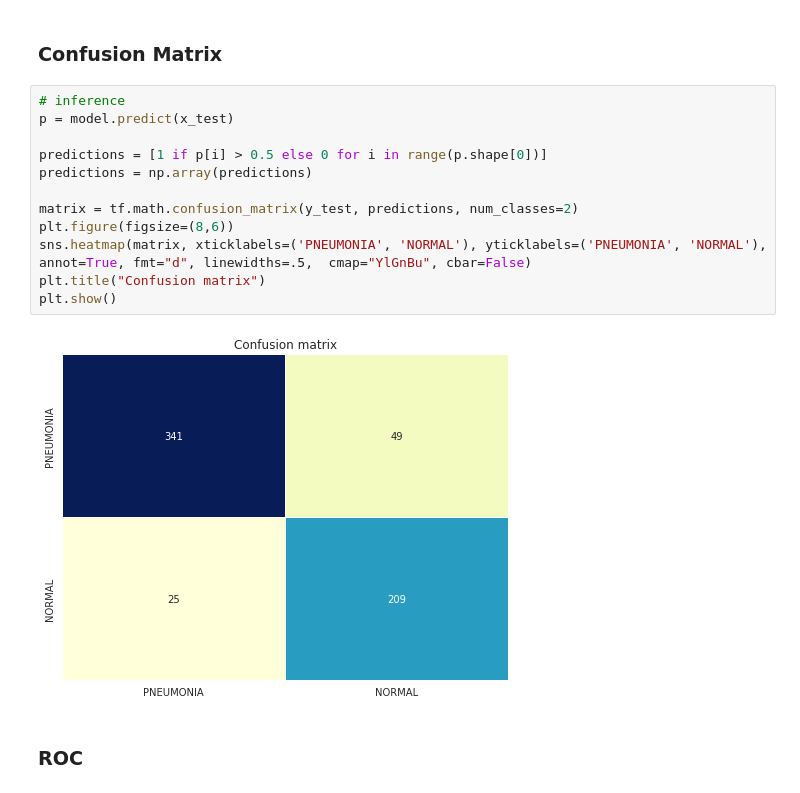
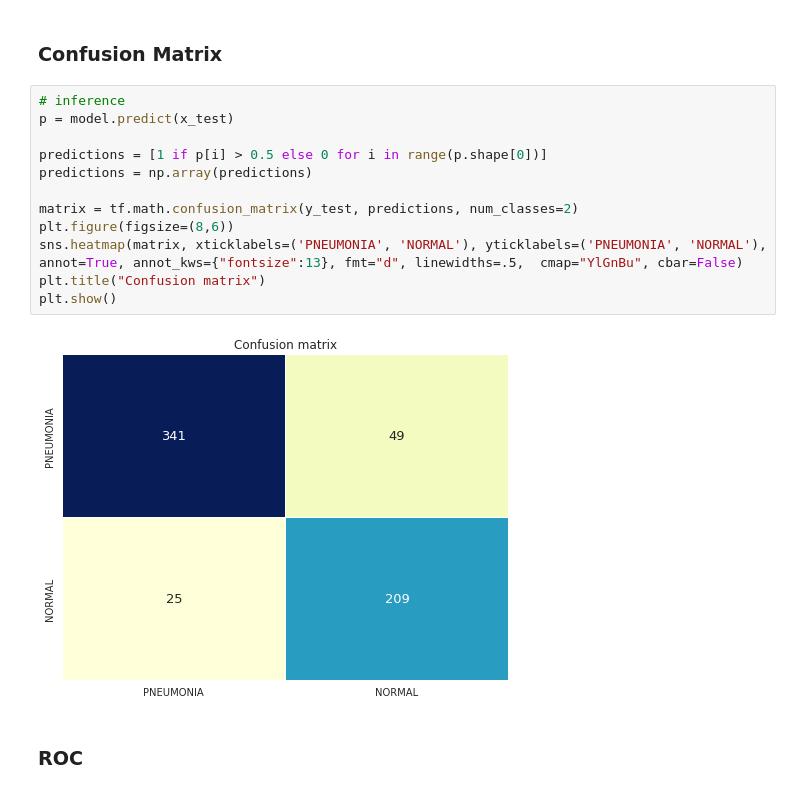
Before and after one commit to AlbertoZerbinati/pneumonia-xray-detection, a Jupyter notebook: pneumonia.ipynb, the cells around one changed output. Saved outputs shown, nothing was run; the diff lists cells and outputs as text.

```diff
--- a/pneumonia.ipynb
+++ b/pneumonia.ipynb
@@ -485,17 +485,17 @@ plt.show()
 # %%
 # inference
 p = model.predict(x_test)
 
 predictions = [1 if p[i] > 0.5 else 0 for i in range(p.shape[0])]
 predictions = np.array(predictions)
 
 matrix = tf.math.confusion_matrix(y_test, predictions, num_classes=2)
 plt.figure(figsize=(8,6))
-sns.heatmap(matrix, xticklabels=('PNEUMONIA', 'NORMAL'), yticklabels=('PNEUMONIA', 'NORMAL'), annot=True, fmt="d", linewidths=.5,  cmap="YlGnBu", cbar=False)
+sns.heatmap(matrix, xticklabels=('PNEUMONIA', 'NORMAL'), yticklabels=('PNEUMONIA', 'NORMAL'), annot=True, annot_kws={"fontsize":13}, fmt="d", linewidths=.5,  cmap="YlGnBu", cbar=False)
 plt.title("Confusion matrix")
 plt.show()
 # %% [output]
-[figure, old version]
+[figure, new version]
 # %% [markdown]
 ### ROC
 # %%
```
